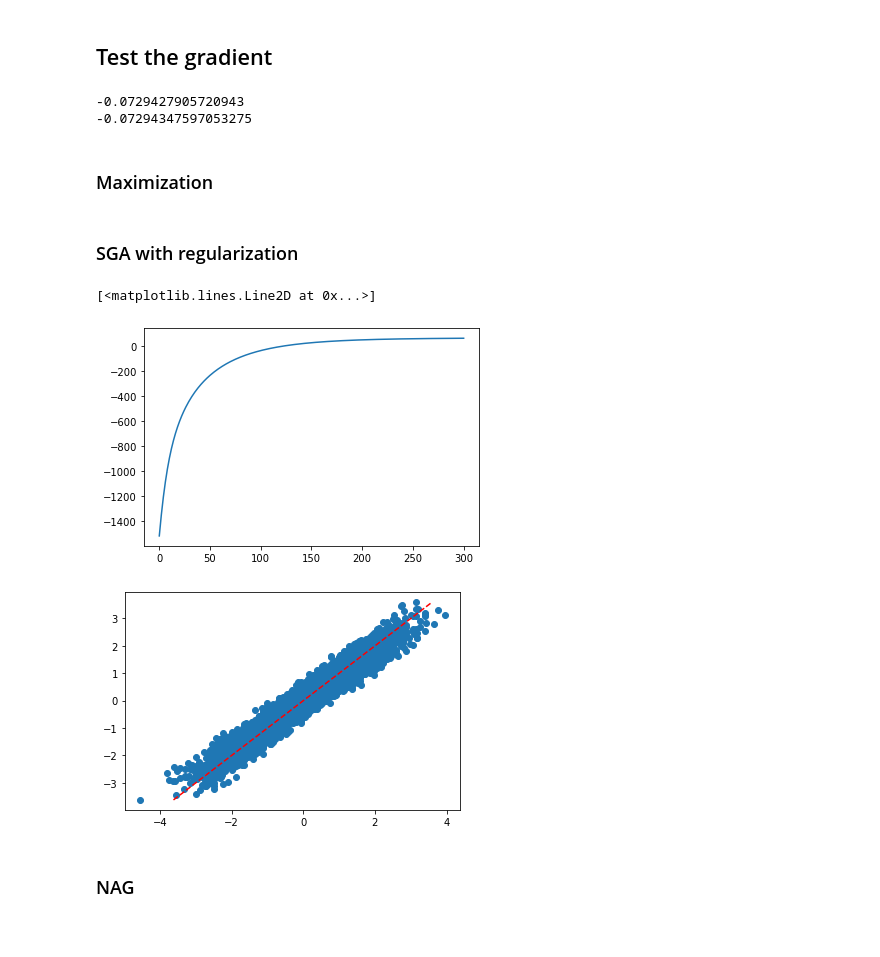
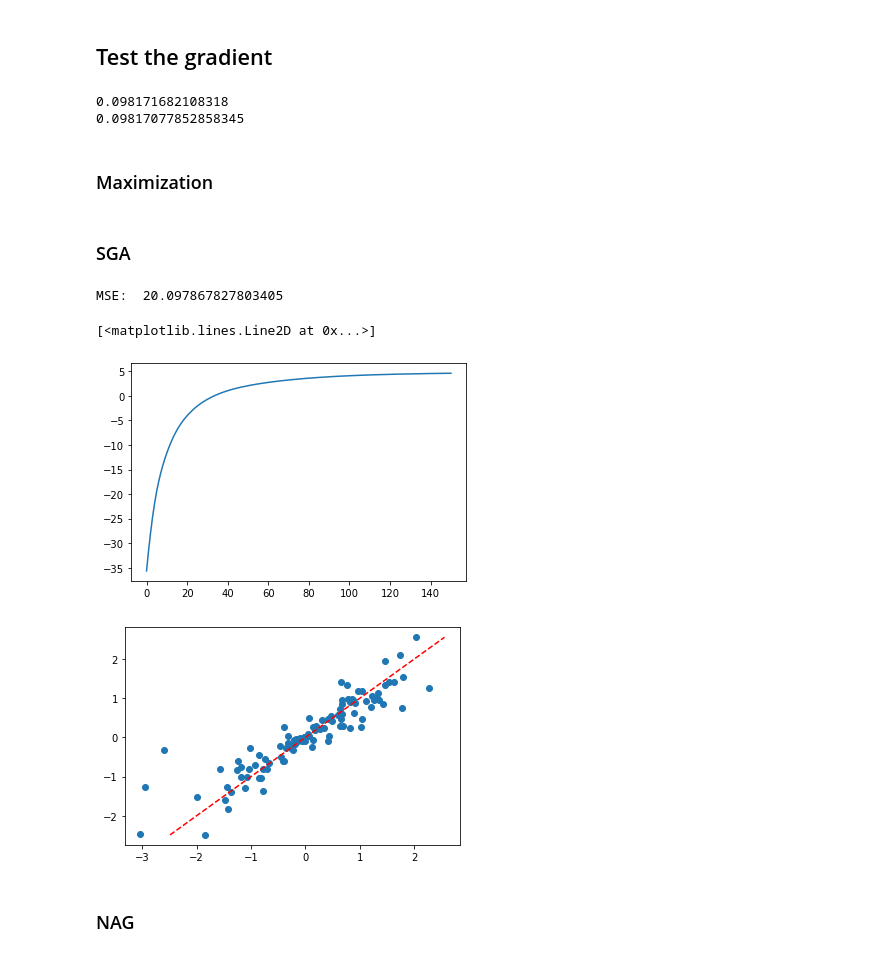
Before and after one commit to micheleavella/brain_project, a Jupyter notebook: kinetic_ising_simulation_inference.ipynb, the cells around one changed output. Cells and saved outputs as stored; diff of their text form; code cells hidden in the pictures.

```diff
--- a/kinetic_ising_simulation_inference.ipynb
+++ b/kinetic_ising_simulation_inference.ipynb
@@ -26,7 +26,7 @@ def simulation(J,h,gamma,steps,dt):
 # %%
 np.random.seed(201098)
 
-N = 100
+N = 10
 #########################################
 J = np.random.normal(0,1,(N,N))
 np.fill_diagonal(J,0)
@@ -35,7 +35,7 @@ h = np.random.normal(0,1,N)
 p_real = np.concatenate((J.flatten(),h))
 ##########################################
 gamma = 1
-steps = 100_000#1_000_000
+steps = 1_000_000#1_000_000
 dt = 0.1
 ##########################################
 ##SIMULATION
@@ -150,8 +150,7 @@ def grad_L(p,S,C,C_dot,gamma):
     h = p[N*N:]                    # N vector
 
     #grad wrt h
-    H = np.tile(h,(N_t,1)).T
-    H += np.dot(J,S)
+    H = (h + np.dot(J,S).T).T
     G_1 = np.mean(S-np.tanh(H),axis=1)
 
     #grad wrt J
@@ -171,31 +170,34 @@ x[param]+=dx
 y_f = L(x,S,C,C_dot,gamma)
 print((y_f-y_i)/dx)
 # %% [output]
--0.0729427905720943
--0.07294347597053275
+0.098171682108318
+0.09817077852858345
 # %% [markdown]
 ### Maximization
 # %% [markdown]
-### SGA with regularization
+### SGA
 # %%
 np.random.seed(1234)
-l_r = 0.3
-STEPS = 300
+l_r = 0.2
+STEPS = 150
 p_0 = np.random.normal(0,2,N*N+N)
 
 ris = [L(p_0,S,C,C_dot,gamma)]
 for i in tqdm(range(STEPS)):
     p_0 += l_r*grad_L(p_0,S,C,C_dot,gamma)
     ris.append(L(p_0,S,C,C_dot,gamma))
     if ris[-1]<ris[-2]: break
+
+print('MSE: ',np.sum((p_0-p_real)**2))
 plt.plot(ris)
 plt.figure()
 plt.plot(p_0,p_real,'o')
 plt.plot([min(p_real),max(p_real)],[min(p_real),max(p_real)],'--',color ='red')
 # %% [output]
-[<matplotlib.lines.Line2D at 0x...>]
+MSE:  20.097867827803405
+[<matplotlib.lines.Line2D at 0x...>]
-[figure, old version]
+[figure, new version]
-[figure, old version]
+[figure, new version]
 # %% [markdown]
 ### NAG
 # %%
```
Also changed, not shown: parts of 10 cells of this notebook.
